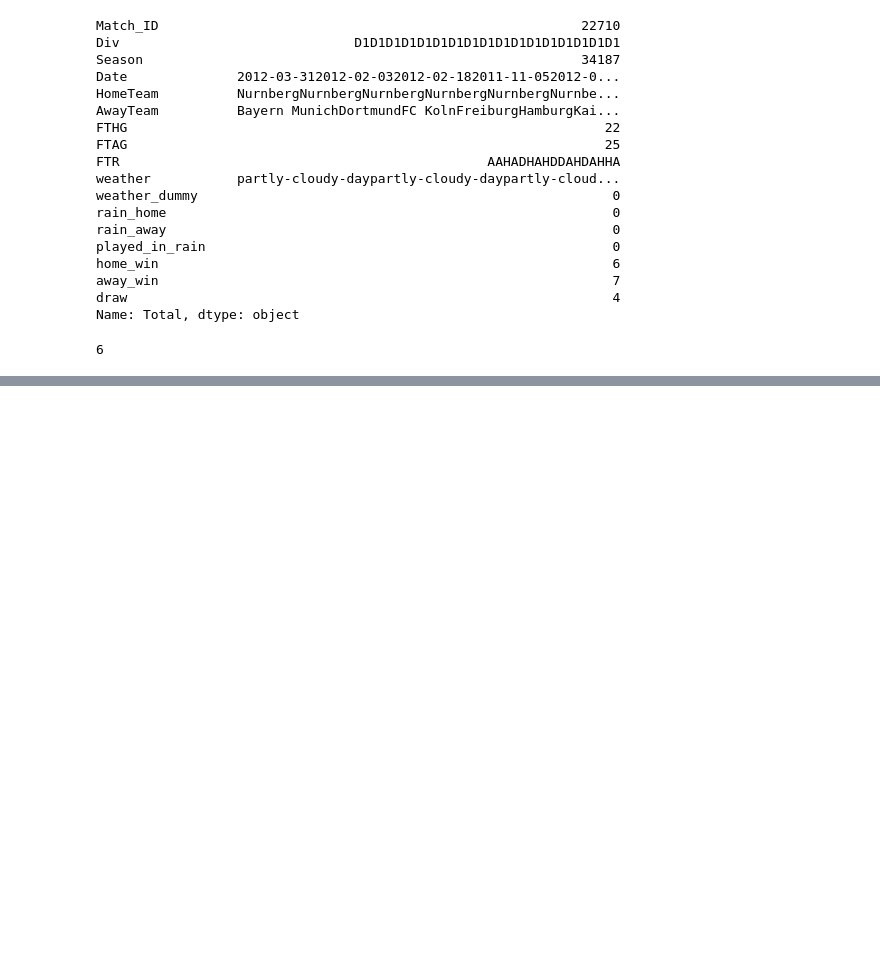
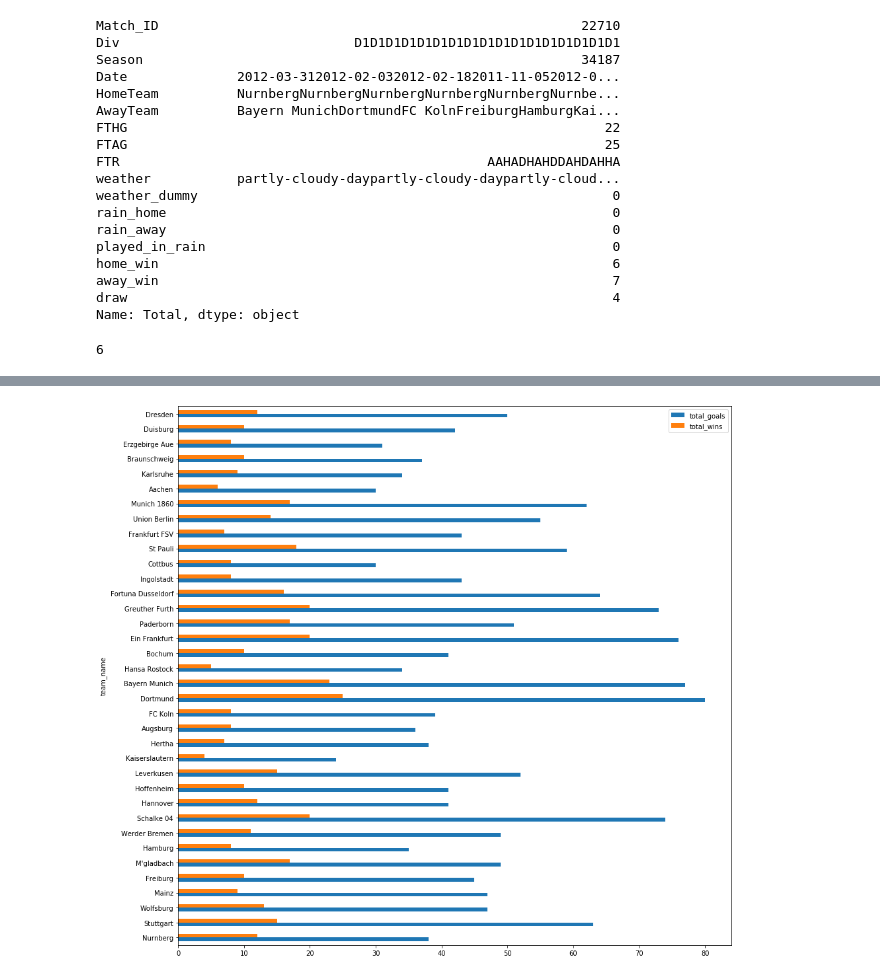
Before and after one commit to Carterbouley/london-ds-100719-M2-project-template, a Jupyter notebook: API.ipynb, the cells around one changed output, grey strips where cells are left out. Cells and saved outputs as stored; diff of their text form; code cells hidden in the pictures; blank space fills up the shorter version.

```diff
--- a/API.ipynb
+++ b/API.ipynb
@@ -227,5 +248,11 @@ list_of_teams = ['Nurnberg', 'Stuttgart', 'Mainz' ]
+# %%
+list_of_teams = list(df.HomeTeam.unique())
 # %%
 new_list = []
+
+cols = ['team_name', 'total_goals', 'total_wins']
+
+
 
 for team in list_of_teams:
     team_list = []
@@ -238,6 +265,7 @@ for team in list_of_teams:
     home_wins = home_df.iloc[-1]['home_win']
     home_team_list.append(home_df.iloc[-1]['away_win'])
     home_team_list.append(home_df.iloc[-1]['draw'])
+    home_played = len(home_df) - 1
 
 
     away_team_list = []
@@ -249,6 +277,7 @@ for team in list_of_teams:
     away_team_list.append(away_df.iloc[-1]['home_win'])
     away_wins = away_df.iloc[-1]['away_win']
     away_team_list.append(away_df.iloc[-1]['draw'])
+    away_played = (len(away_df)-1)
 
     total_goals = home_goals + away_goals
     total_wins = home_wins + away_wins
@@ -260,18 +289,31 @@ for team in list_of_teams:
     else:
         win_percentage = (wins_in_rain/played_in_rain)
 
+    total_played = (home_played + away_played)
 
 
-    print(home_rain_wins)
-    print(away_rain_wins)
-    print(home_rain_played)
-    print(away_rain_played)
+
+#     print(home_rain_wins)
+#     print(away_rain_wins)
+#     print(home_rain_played)
+#     print(away_rain_played)
+#     print(total_played)
 
     team_list.append(team)
     team_list.append(total_goals)
     team_list.append(total_wins)
-    team_list.append(win_percentage)
+#     team_list.append(win_percentage)
 
     new_list.append(team_list)
 
-print(wins_in_rain)
+    df1 = pd.DataFrame(new_list, columns=cols)
+
+
+#     ax = fig.add_subplot(1, 4, 1 + iteration)
+
+#     ax.plot.bar(['home_wins', 'away_wins'], [new_list[iteration][1], new_list[iteration][2]])
+#     ax.plot.title(team)
+
+#     iteration += 1
+
+#     plt.show()
@@ -317,0 +354,8 @@ dtype: int64
+# %%
+>>> goals =df1['total_goals']
+>>> wins = df1 ['total_wins']
+>>> index = df1['team_name']
+
+>>> ax = df1.plot.barh(figsize = (15,15), x = 'team_name')
+# %% [output]
+[figure, added]
```
Also changed, not shown: parts of 9 cells of this notebook, 1 other file.
